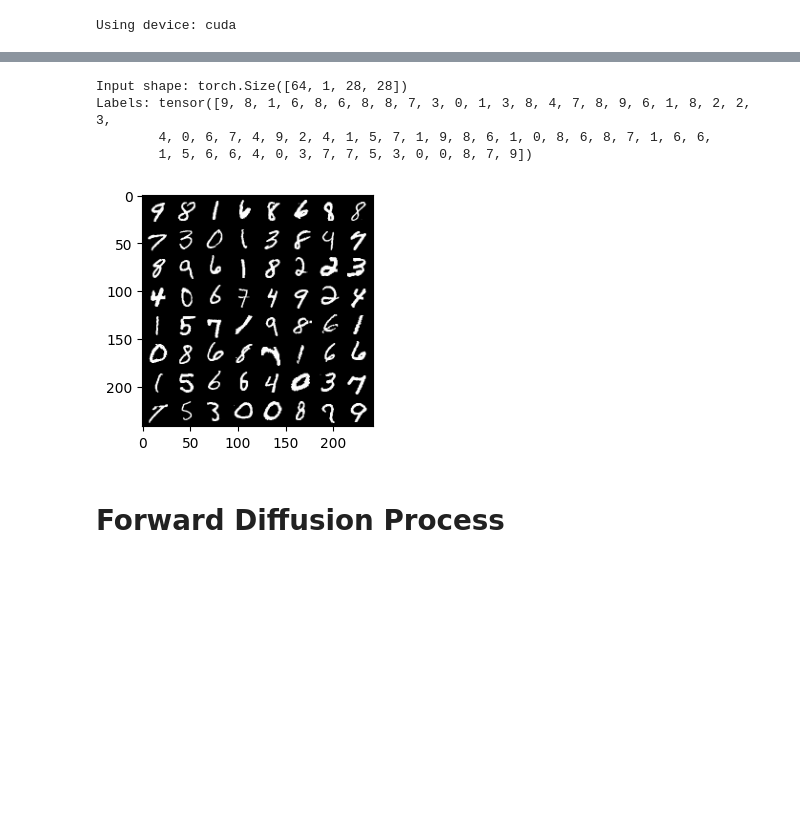
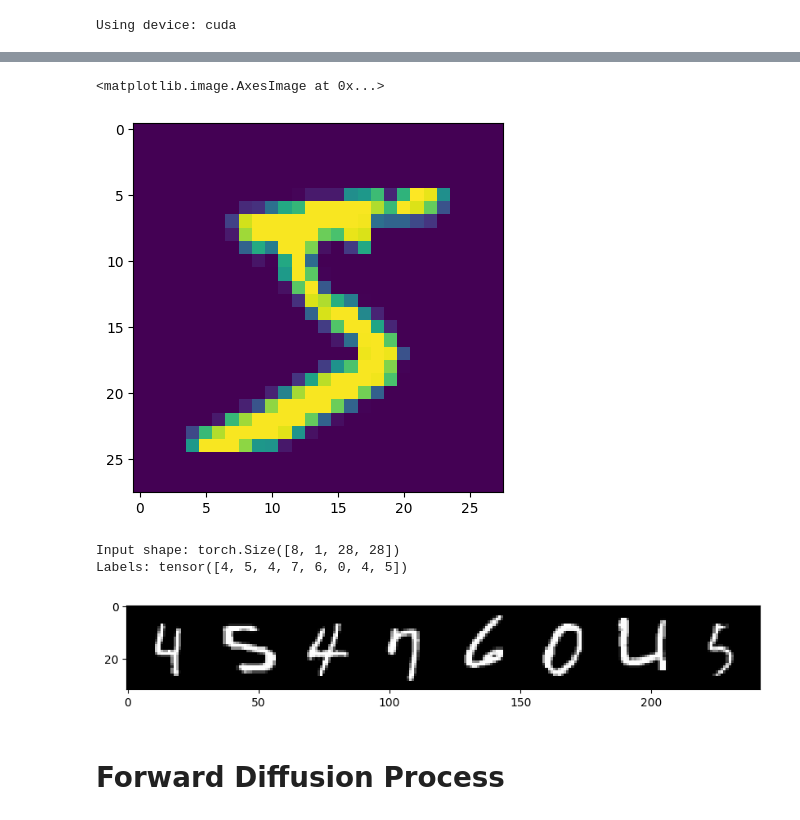
Before and after one commit to mohan696matlab/Diffusion_Gen_AI_Course, a Jupyter notebook: part_2_mnist_diffusion/part_2_1_diffusion_from_scratch_pytorch.ipynb, the cells around one changed output, grey strips where cells are left out. Saved outputs shown, nothing was run; the diff lists cells and outputs as text; code cells hidden in the pictures; blank space fills up the shorter version.

```diff
--- a/part_2_mnist_diffusion/part_2_1_diffusion_from_scratch_pytorch.ipynb
+++ b/part_2_mnist_diffusion/part_2_1_diffusion_from_scratch_pytorch.ipynb
@@ -22,20 +42,23 @@ dataset = torchvision.datasets.MNIST(root="mnist/", train=True, download=True, t
+# %%
+plt.imshow(dataset[0][0].squeeze())
+# %% [output]
+<matplotlib.image.AxesImage at 0x...>
+[figure, added]
 # %%
 from torch.utils.data import DataLoader
-train_dataloader = DataLoader(dataset, batch_size=64, shuffle=True)
+train_dataloader = DataLoader(dataset, batch_size=8, shuffle=True)
 
 x, y = next(iter(train_dataloader))
 print('Input shape:', x.shape)
 print('Labels:', y)
 
 plt.figure(figsize=(10,3))
 plt.imshow(torchvision.utils.make_grid(x*0.5 + 0.5).permute(1,2,0).numpy())
 plt.show()
 # %% [output]
-Input shape: torch.Size([64, 1, 28, 28])
-Labels: tensor([9, 8, 1, 6, 8, 6, 8, 8, 7, 3, 0, 1, 3, 8, 4, 7, 8, 9, 6, 1, 8, 2, 2, 3,
-        4, 0, 6, 7, 4, 9, 2, 4, 1, 5, 7, 1, 9, 8, 6, 1, 0, 8, 6, 8, 7, 1, 6, 6,
-        1, 5, 6, 6, 4, 0, 3, 7, 7, 5, 3, 0, 0, 8, 7, 9])
+Input shape: torch.Size([8, 1, 28, 28])
+Labels: tensor([4, 5, 4, 7, 6, 0, 4, 5])
-[figure, old version]
+[figure, new version]
 # %% [markdown]
 # Forward Diffusion Process
 # %%
```
Also changed, not shown: parts of 3 cells of this notebook.
